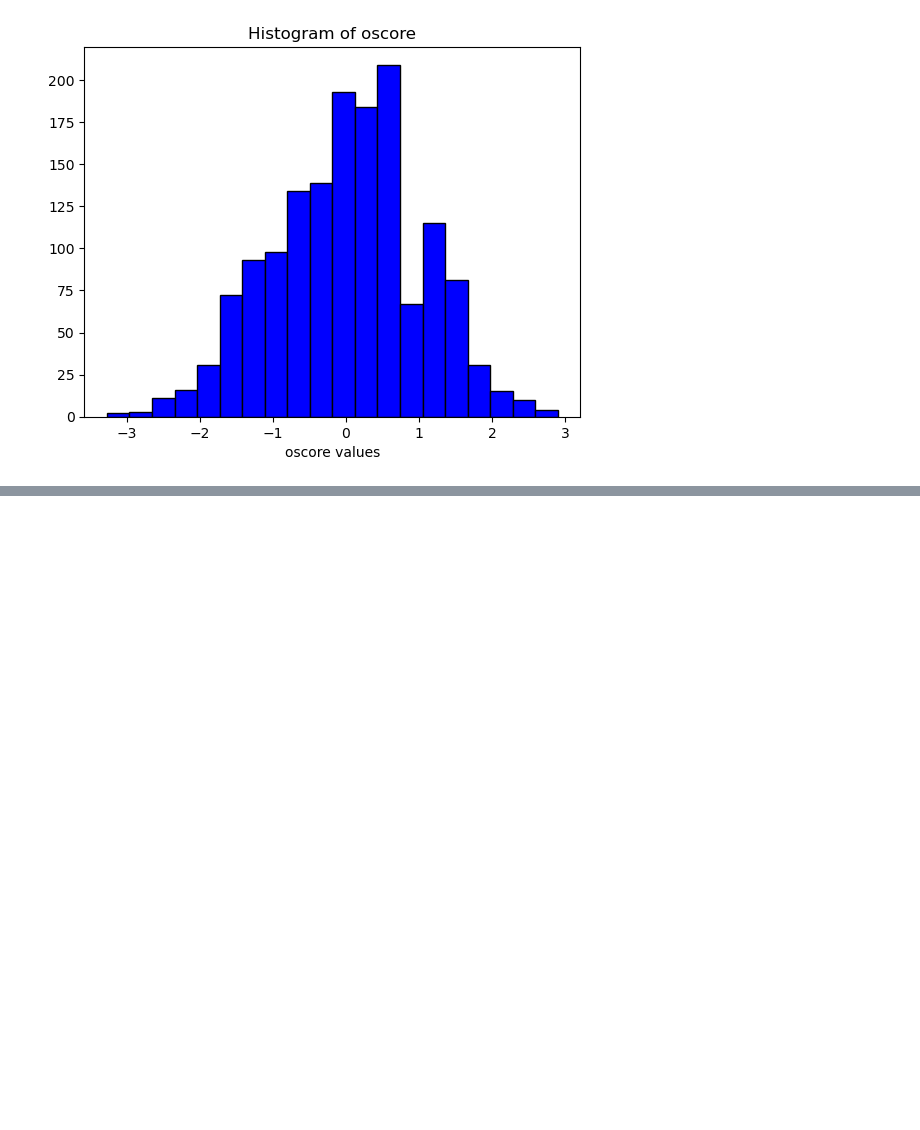
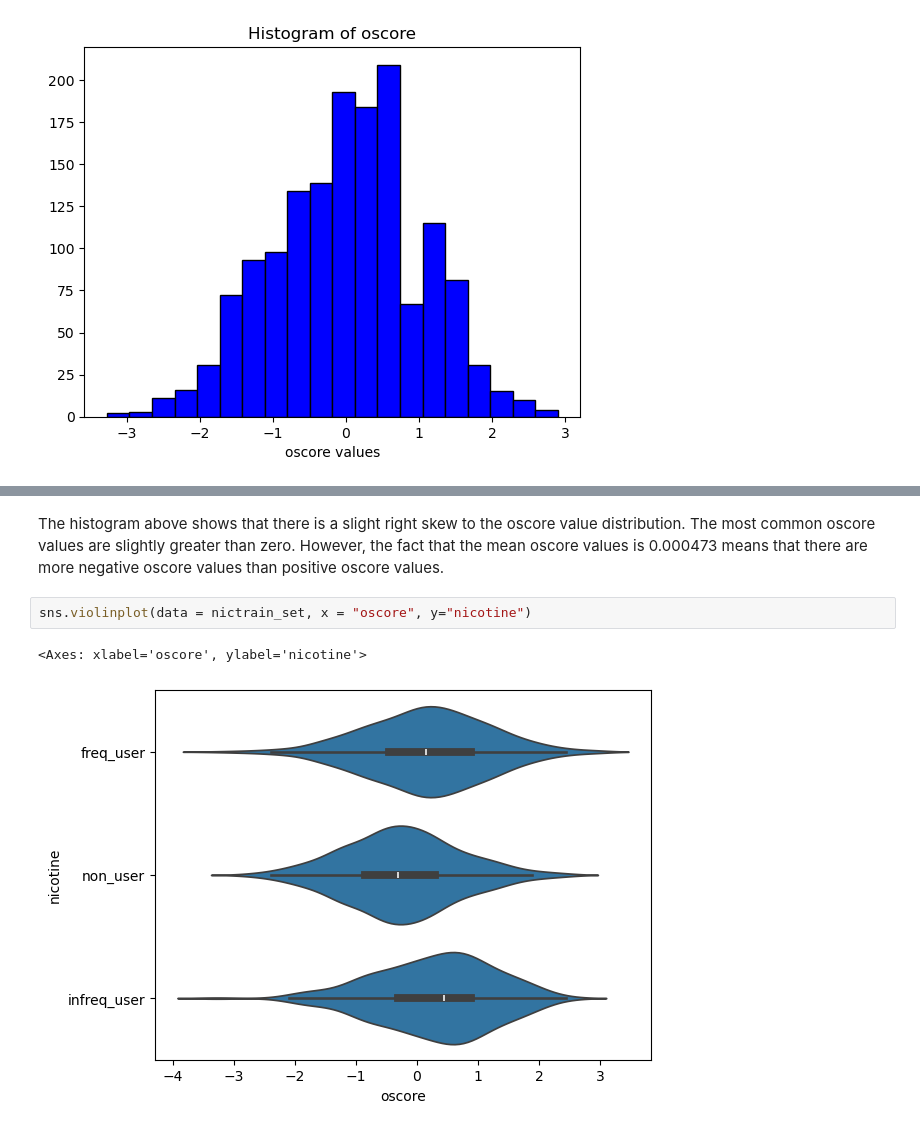
Before and after one commit to skyefung02/DrugConsumptionProject, a Jupyter notebook: data_exploration_visualisation.ipynb, the cells around one changed output, grey strips where cells are left out. Drawn from its saved outputs; the diff is of its cells as text; blank space fills up the shorter version.

```diff
--- a/data_exploration_visualisation.ipynb
+++ b/data_exploration_visualisation.ipynb
@@ -555,0 +566,7 @@ The histogram above shows that there are slightly more oscore values that are le
+# %% [markdown]
+The histogram above shows that there is a slight right skew to the oscore value distribution. The most common oscore values are slightly greater than zero. However, the fact that the mean oscore values is 0.000473 means that there are more negative oscore values than positive oscore values.
+# %%
+sns.violinplot(data = nictrain_set, x = "oscore", y="nicotine")
+# %% [output]
+<Axes: xlabel='oscore', ylabel='nicotine'>
+[figure, added]
```
Also changed, not shown: parts of 25 cells of this notebook, 1 other file.
